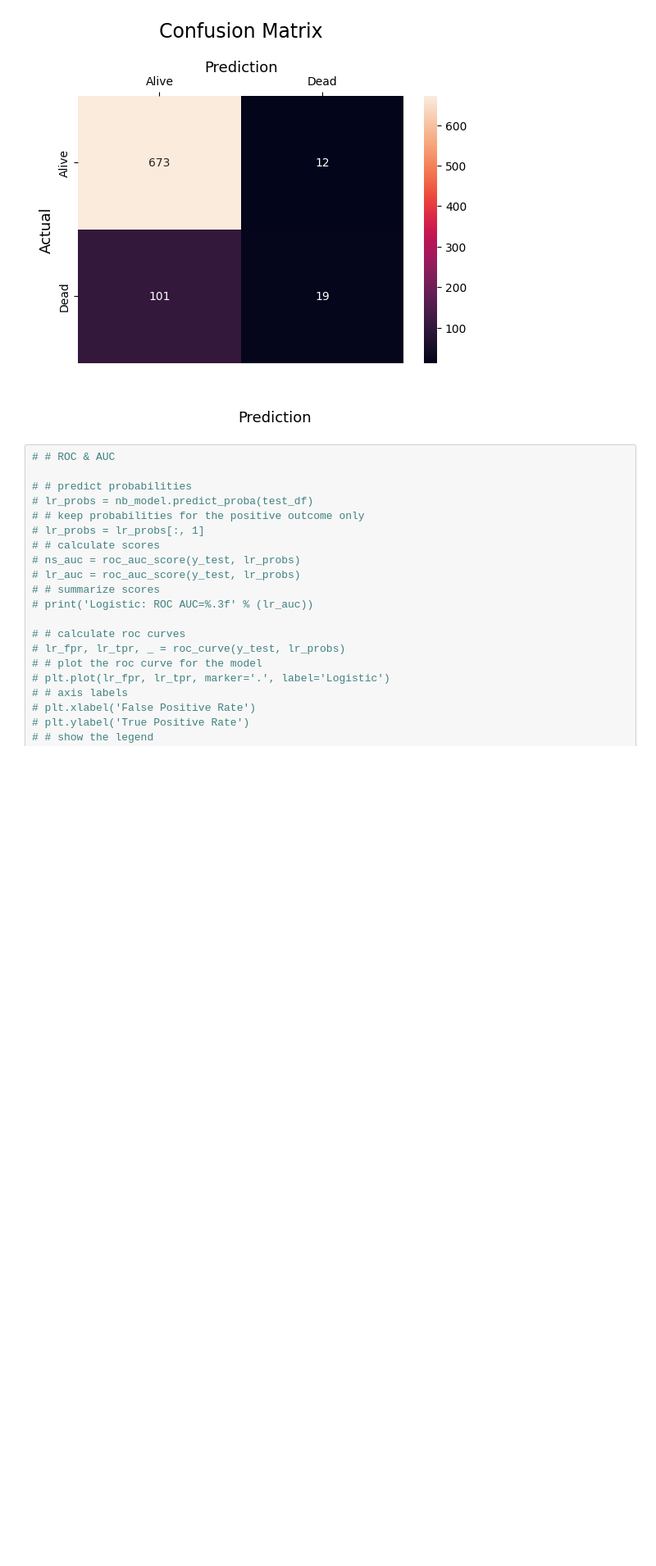
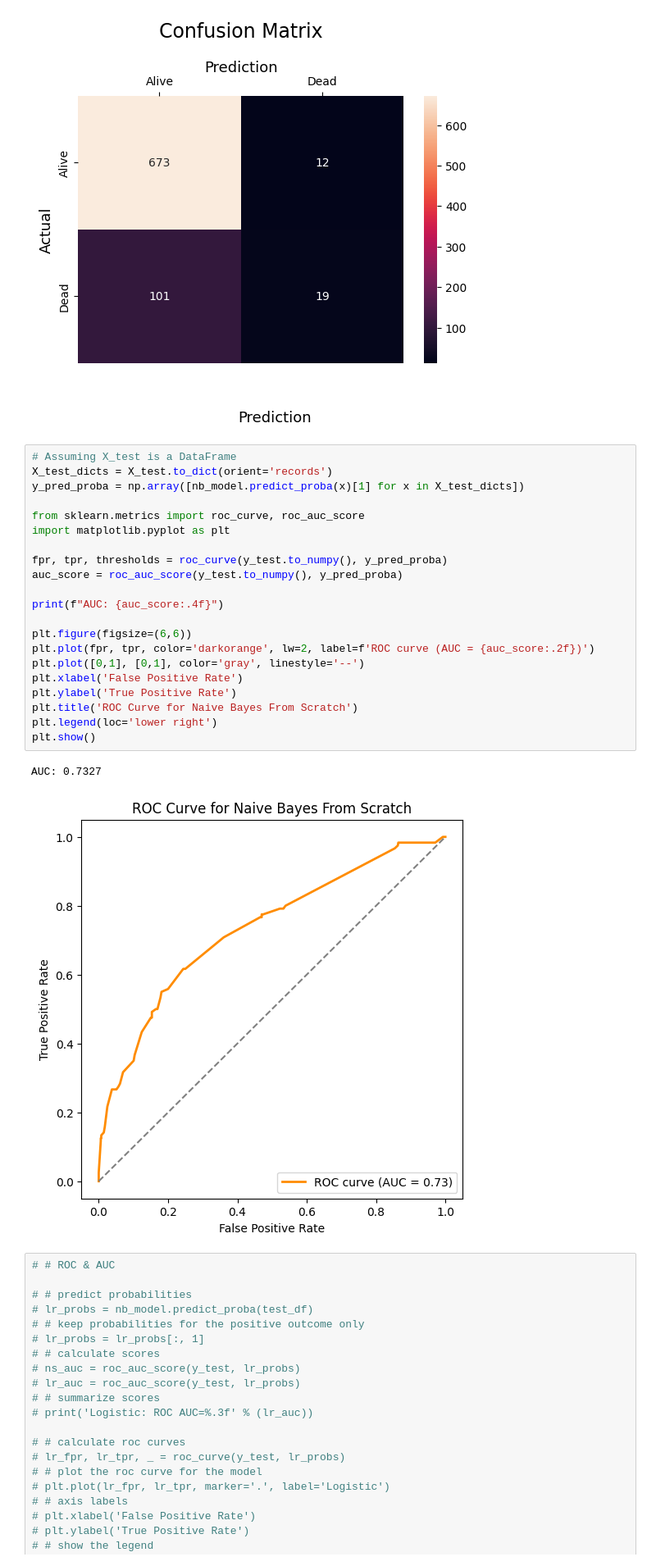
Before and after one commit to Kittonn/intro-to-ml-and-dl-project, a Jupyter notebook: supervised_classifications/naive_bayes.ipynb, the cells around one changed output. Shown: that part at 82% size. Cells and saved outputs as stored; diff of their text form; blank space fills up the shorter version.

```diff
--- a/supervised_classifications/naive_bayes.ipynb
+++ b/supervised_classifications/naive_bayes.ipynb
@@ -504,6 +504,30 @@ plt.gca().figure.text(0.5, 0.05, "Prediction", ha="center", fontsize=13)
 plt.show()
 # %% [output]
 [figure]
+# %%
+# Assuming X_test is a DataFrame
+X_test_dicts = X_test.to_dict(orient='records')
+y_pred_proba = np.array([nb_model.predict_proba(x)[1] for x in X_test_dicts])
+
+from sklearn.metrics import roc_curve, roc_auc_score
+import matplotlib.pyplot as plt
+
+fpr, tpr, thresholds = roc_curve(y_test.to_numpy(), y_pred_proba)
+auc_score = roc_auc_score(y_test.to_numpy(), y_pred_proba)
+
+print(f"AUC: {auc_score:.4f}")
+
+plt.figure(figsize=(6,6))
+plt.plot(fpr, tpr, color='darkorange', lw=2, label=f'ROC curve (AUC = {auc_score:.2f})')
+plt.plot([0,1], [0,1], color='gray', linestyle='--')
+plt.xlabel('False Positive Rate')
+plt.ylabel('True Positive Rate')
+plt.title('ROC Curve for Naive Bayes From Scratch')
+plt.legend(loc='lower right')
+plt.show()
+# %% [output]
+AUC: 0.7327
+[figure, added]
 # %%
 # # ROC & AUC
 
```
Also changed, not shown: 3 other files.
